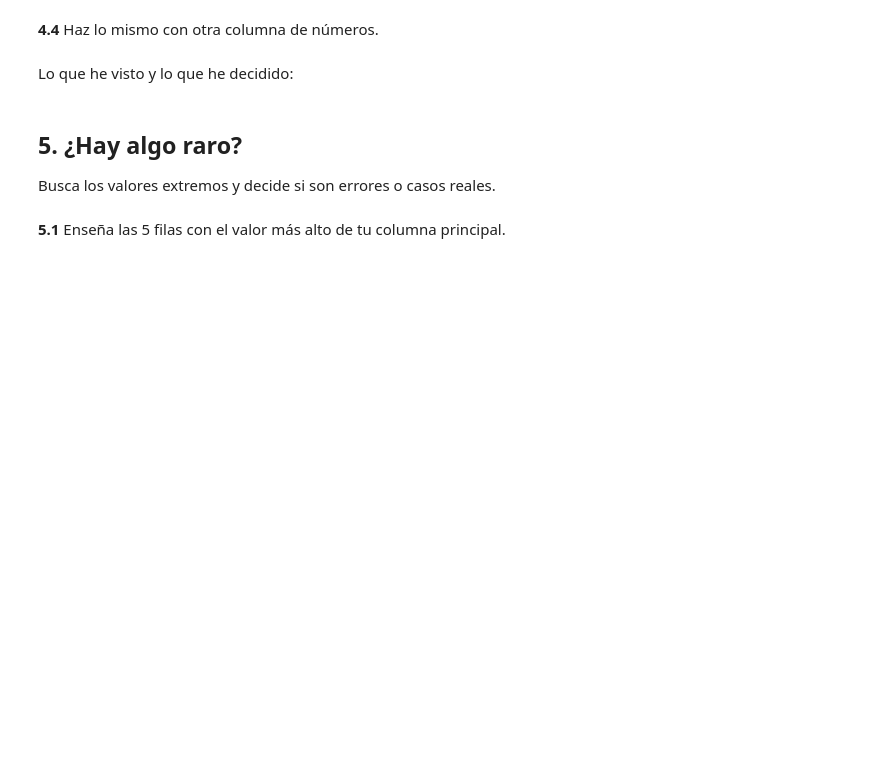
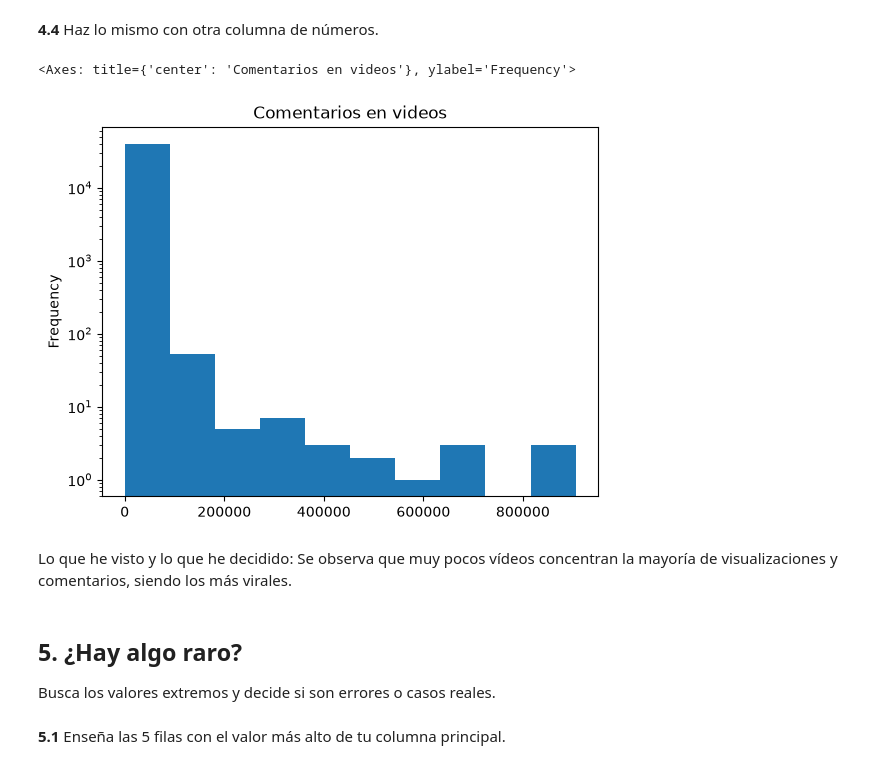
Before and after one commit to Sebascode21/PROYECTO-1-YOUTUBE, a Jupyter notebook: proyecto-m1/eda.ipynb, the cells around one changed output. Drawn from its saved outputs; the diff is of its cells as text; code cells hidden in the pictures; blank space fills up the shorter version.

```diff
--- a/proyecto-m1/eda.ipynb
+++ b/proyecto-m1/eda.ipynb
@@ -72,7 +313,12 @@ Mira los números con el describe, la media, la mediana y un histograma.
 # %% [markdown]
 **4.4** Haz lo mismo con otra columna de números.
+# %%
+videos["numero comentarios"].plot(kind="hist",logy=True,title="Comentarios en videos")
+# %% [output]
+<Axes: title={'center': 'Comentarios en videos'}, ylabel='Frequency'>
+[figure, added]
 # %% [markdown]
-Lo que he visto y lo que he decidido:
+Lo que he visto y lo que he decidido: Se observa que muy pocos vídeos concentran la mayoría de visualizaciones y comentarios, siendo los más virales.
 # %% [markdown]
 ## 5. ¿Hay algo raro?
 
```
Also changed, not shown: parts of 39 cells of this notebook, 2 other files.
